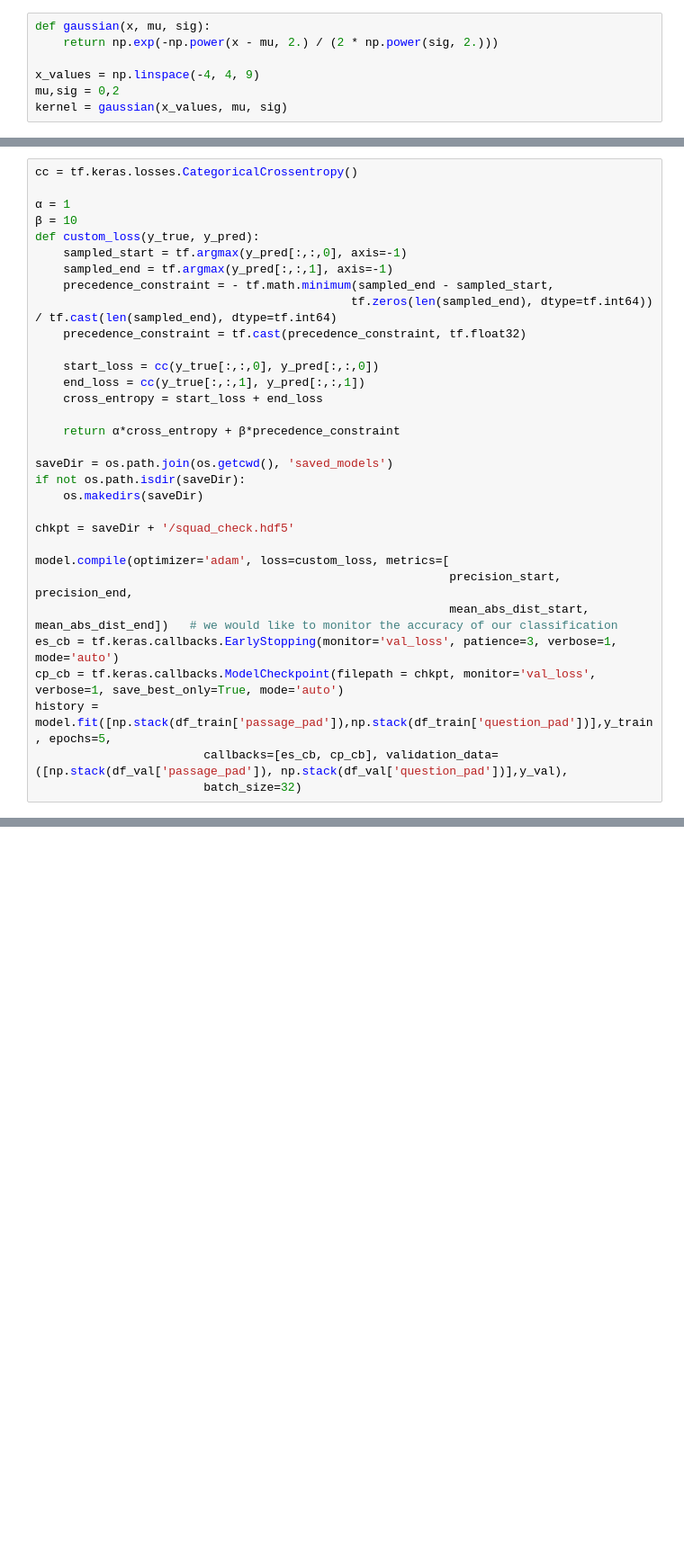
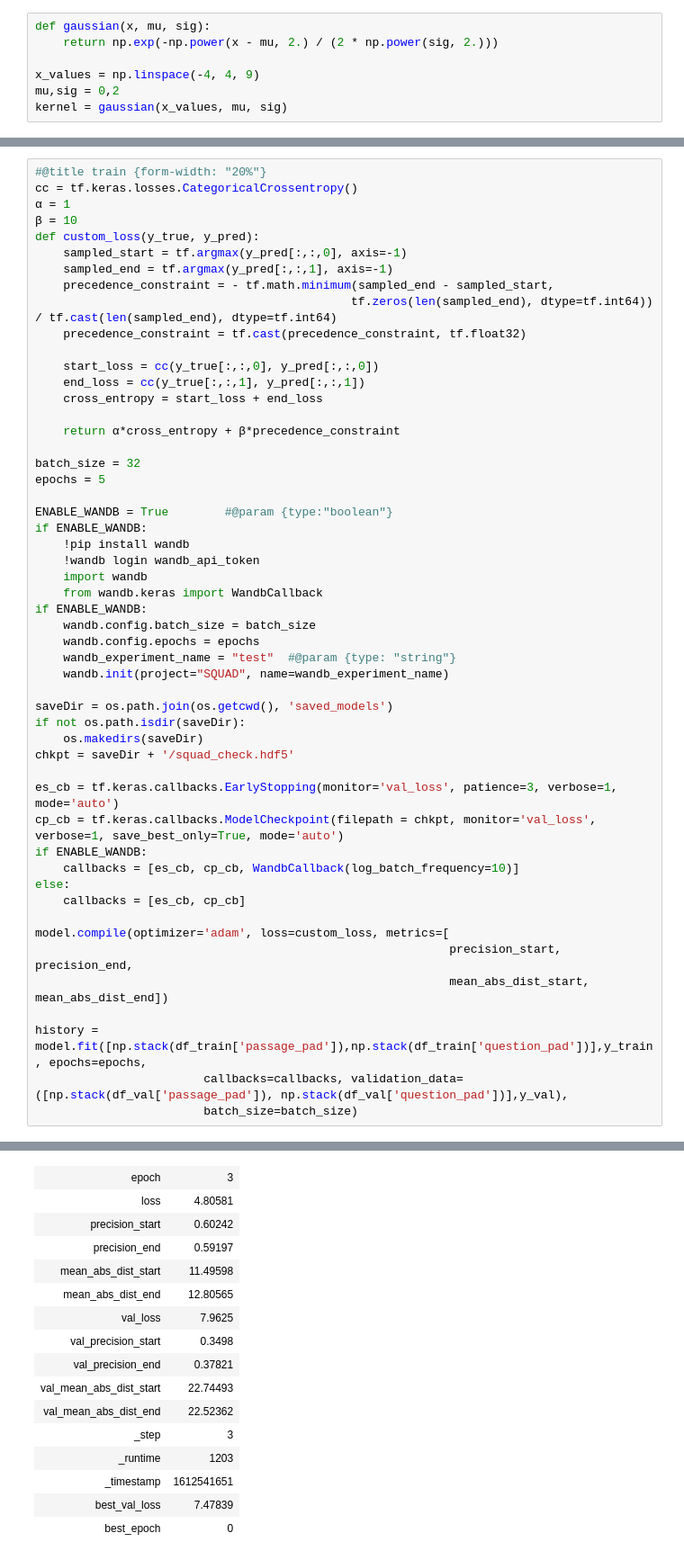
Before and after one commit to the-SQuAD-squad/QA, a Jupyter notebook: QA.ipynb, the cells around one changed output, grey strips where cells are left out. Shown at 90% size. Cells and saved outputs as stored; diff of their text form; blank space fills up the shorter version.

```diff
--- a/QA.ipynb
+++ b/QA.ipynb
@@ -720,8 +729,8 @@ def mean_abs_dist_start(y_true_tuple, y_pred_tuple):
 def mean_abs_dist_end(y_true_tuple, y_pred_tuple):
     return dist(y_true_tuple[:,:,1], y_pred_tuple[:,:,1])
 # %%
+#@title train {form-width: "20%"}
 cc = tf.keras.losses.CategoricalCrossentropy()
-
 α = 1
 β = 10
 def custom_loss(y_true, y_pred):
@@ -737,18 +746,38 @@ def custom_loss(y_true, y_pred):
 
     return α*cross_entropy + β*precedence_constraint
 
+batch_size = 32
+epochs = 5
+
+ENABLE_WANDB = True        #@param {type:"boolean"}
+if ENABLE_WANDB:
+    !pip install wandb
+    !wandb login wandb_api_token
+    import wandb
+    from wandb.keras import WandbCallback
+if ENABLE_WANDB:
+    wandb.config.batch_size = batch_size
+    wandb.config.epochs = epochs
+    wandb_experiment_name = "test"  #@param {type: "string"}
+    wandb.init(project="SQUAD", name=wandb_experiment_name)
+
 saveDir = os.path.join(os.getcwd(), 'saved_models')
 if not os.path.isdir(saveDir):
     os.makedirs(saveDir)
+chkpt = saveDir + '/squad_check.hdf5'
 
-chkpt = saveDir + '/squad_check.hdf5'
+es_cb = tf.keras.callbacks.EarlyStopping(monitor='val_loss', patience=3, verbose=1, mode='auto')
+cp_cb = tf.keras.callbacks.ModelCheckpoint(filepath = chkpt, monitor='val_loss', verbose=1, save_best_only=True, mode='auto')
+if ENABLE_WANDB:
+    callbacks = [es_cb, cp_cb, WandbCallback(log_batch_frequency=10)]
+else:
+    callbacks = [es_cb, cp_cb]
 
 model.compile(optimizer='adam', loss=custom_loss, metrics=[
                                                            precision_start, precision_end,
-                                                           mean_abs_dist_start, mean_abs_dist_end])   # we would like to monitor the accuracy of our classification
-es_cb = tf.keras.callbacks.EarlyStopping(monitor='val_loss', patience=3, verbose=1, mode='auto')
-cp_cb = tf.keras.callbacks.ModelCheckpoint(filepath = chkpt, monitor='val_loss', verbose=1, save_best_only=True, mode='auto')
-history = model.fit([np.stack(df_train['passage_pad']),np.stack(df_train['question_pad'])],y_train, epochs=5,
-                        callbacks=[es_cb, cp_cb], validation_data=([np.stack(df_val['passage_pad']), np.stack(df_val['question_pad'])],y_val),
-                        batch_size=32)
+                                                           mean_abs_dist_start, mean_abs_dist_end])
+
+history = model.fit([np.stack(df_train['passage_pad']),np.stack(df_train['question_pad'])],y_train, epochs=epochs,
+                        callbacks=callbacks, validation_data=([np.stack(df_val['passage_pad']), np.stack(df_val['question_pad'])],y_val),
+                        batch_size=batch_size)
 # %% [output]
@@ -763,0 +807,16 @@ Epoch 3/5
+| epoch | 3 |
+| loss | 4.80581 |
+| precision_start | 0.60242 |
+| precision_end | 0.59197 |
+| mean_abs_dist_start | 11.49598 |
+| mean_abs_dist_end | 12.80565 |
+| val_loss | 7.9625 |
+| val_precision_start | 0.3498 |
+| val_precision_end | 0.37821 |
+| val_mean_abs_dist_start | 22.74493 |
+| val_mean_abs_dist_end | 22.52362 |
+| _step | 3 |
+| _runtime | 1203 |
+| _timestamp | 1612541651 |
+| best_val_loss | 7.47839 |
+| best_epoch | 0 |
```
Also changed, not shown: parts of 5 cells of this notebook.
